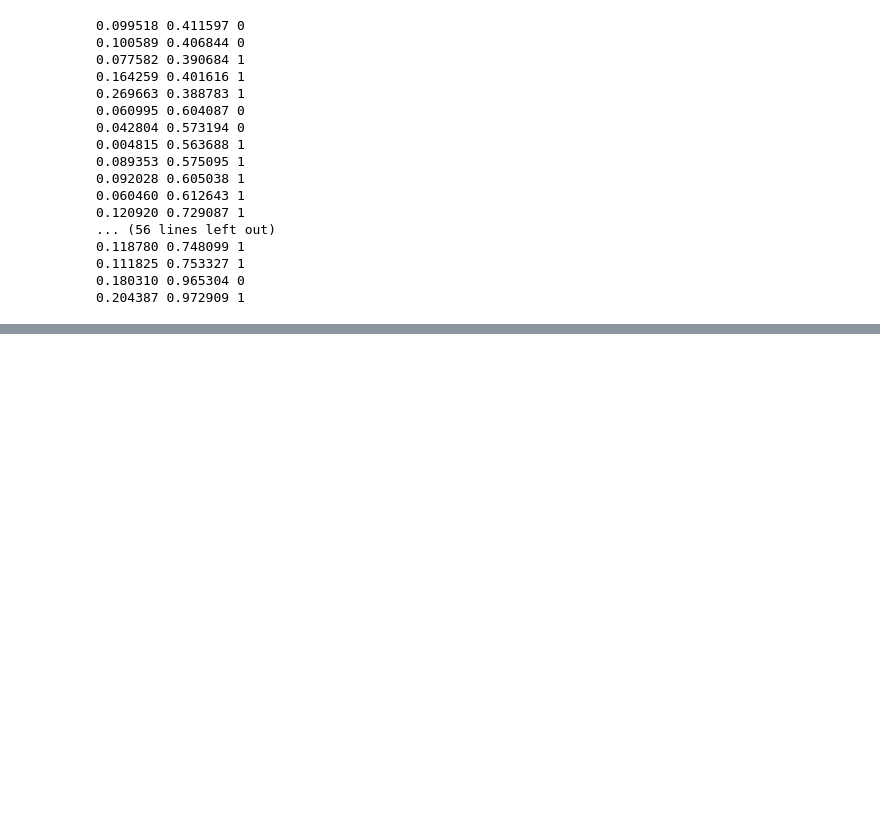
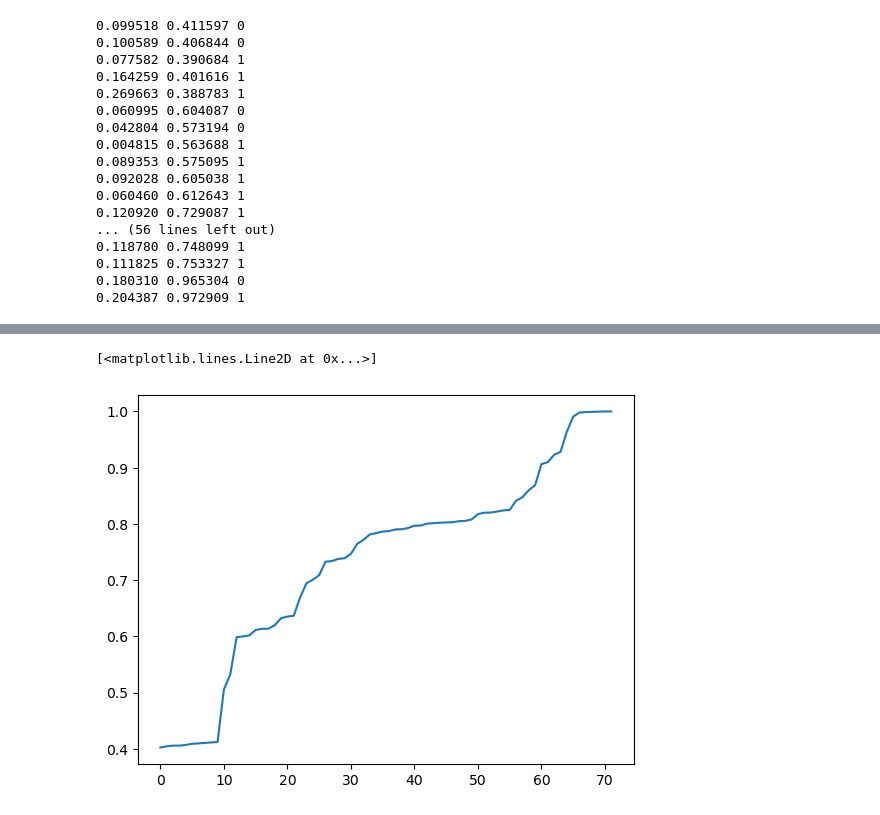
Before and after one commit to Jocareher/landmark-detection, a Jupyter notebook: notebooks/lmks_dataset_preparation.ipynb, the cells around one changed output, grey strips where cells are left out. Cells and saved outputs as stored; diff of their text form; code cells hidden in the pictures; blank space fills up the shorter version.

```diff
--- a/notebooks/lmks_dataset_preparation.ipynb
+++ b/notebooks/lmks_dataset_preparation.ipynb
@@ -574,0 +1089,31 @@ convert_dataset_labels(
+# %%
+import numpy as np
+from pathlib import Path
+
+
+def visibility_per_landmark(dataset_root):
+
+    counts_visible = np.zeros(72)
+    counts_total = np.zeros(72)
+
+    for split in ["train", "val", "test"]:
+
+        labels_dir = Path(dataset_root) / split / "labels"
+
+        for file in labels_dir.glob("*.txt"):
+
+            with open(file) as f:
+                lines = [l.strip() for l in f if l.strip()]
+
+            for i, line in enumerate(lines):
+                _, _, v = line.split()
+                v = int(v)
+
+                counts_total[i] += 1
+                counts_visible[i] += v
+
+    visibility = counts_visible / counts_total
+
+    return visibility
+# %%
+visibility_per_landmark = visibility_per_landmark("/Users/jocareher/Documents/synthetic_lmks_vis_dataset")
@@ -574,0 +1169,5 @@ convert_dataset_labels(
+# %%
+plt.plot(sorted(visibility_per_landmark))
+# %% [output]
+[<matplotlib.lines.Line2D at 0x...>]
+[figure, added]
```
Also changed, not shown: parts of 22 cells of this notebook.
